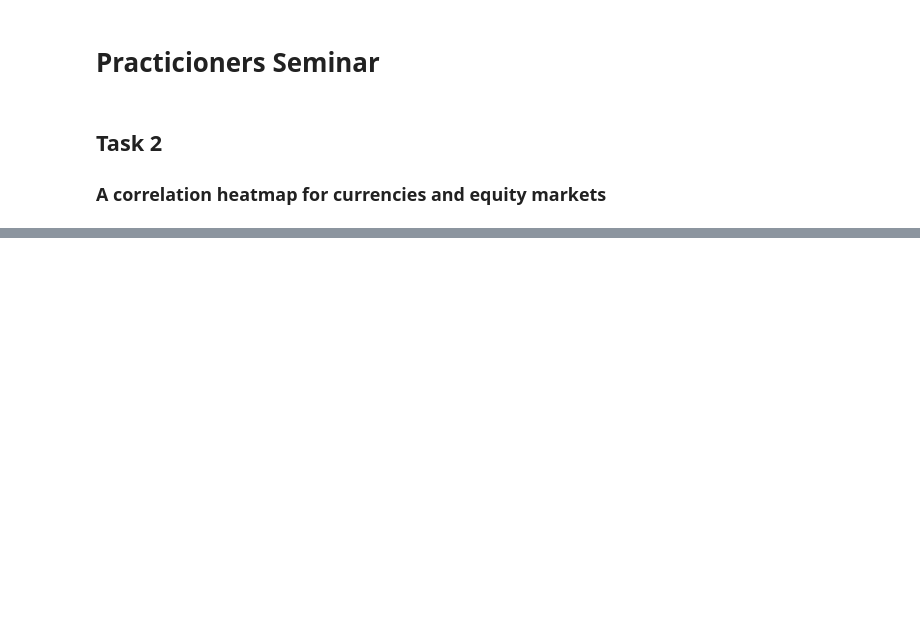
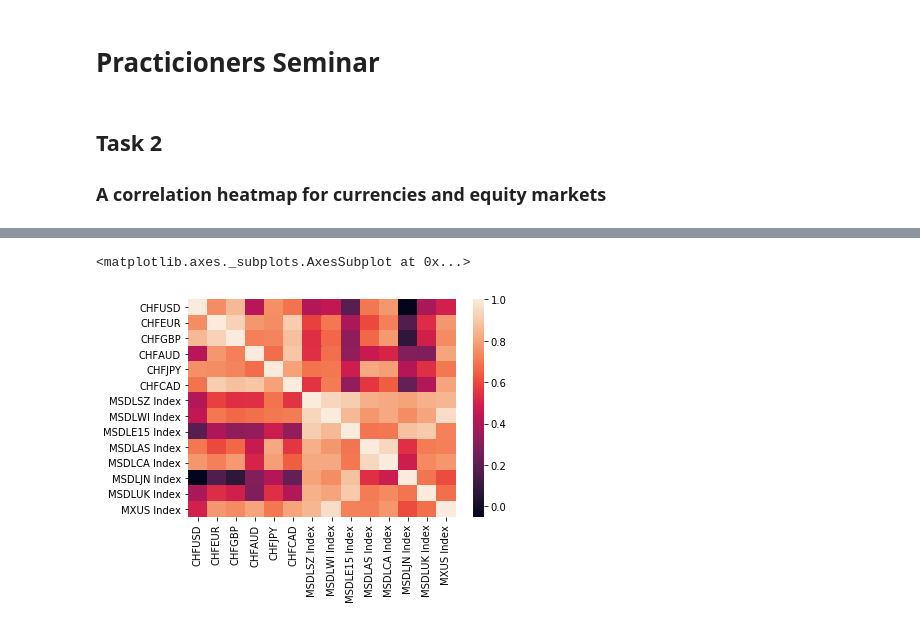
Before and after one commit to Tobias-Mann/Practicioners-Seminar-Notebook, a Jupyter notebook: Notebook.ipynb, the cells around one changed output, grey strips where cells are left out. Cells and saved outputs as stored; diff of their text form; code cells hidden in the pictures; blank space fills up the shorter version.

```diff
--- a/Notebook.ipynb
+++ b/Notebook.ipynb
@@ -24,0 +27,7 @@ sns.heatmap(return_cor, xticklabels=return_cor.columns.values, yticklabels=retur
+# %%
+z=combined_df
+z = z[z!=0].dropna()
+sns.heatmap(z.corr(), xticklabels=z.columns.values, yticklabels=z.columns.values)
+# %% [output]
+<matplotlib.axes._subplots.AxesSubplot at 0x...>
+[figure, added]
```
Also changed, not shown: parts of 2 cells of this notebook.
